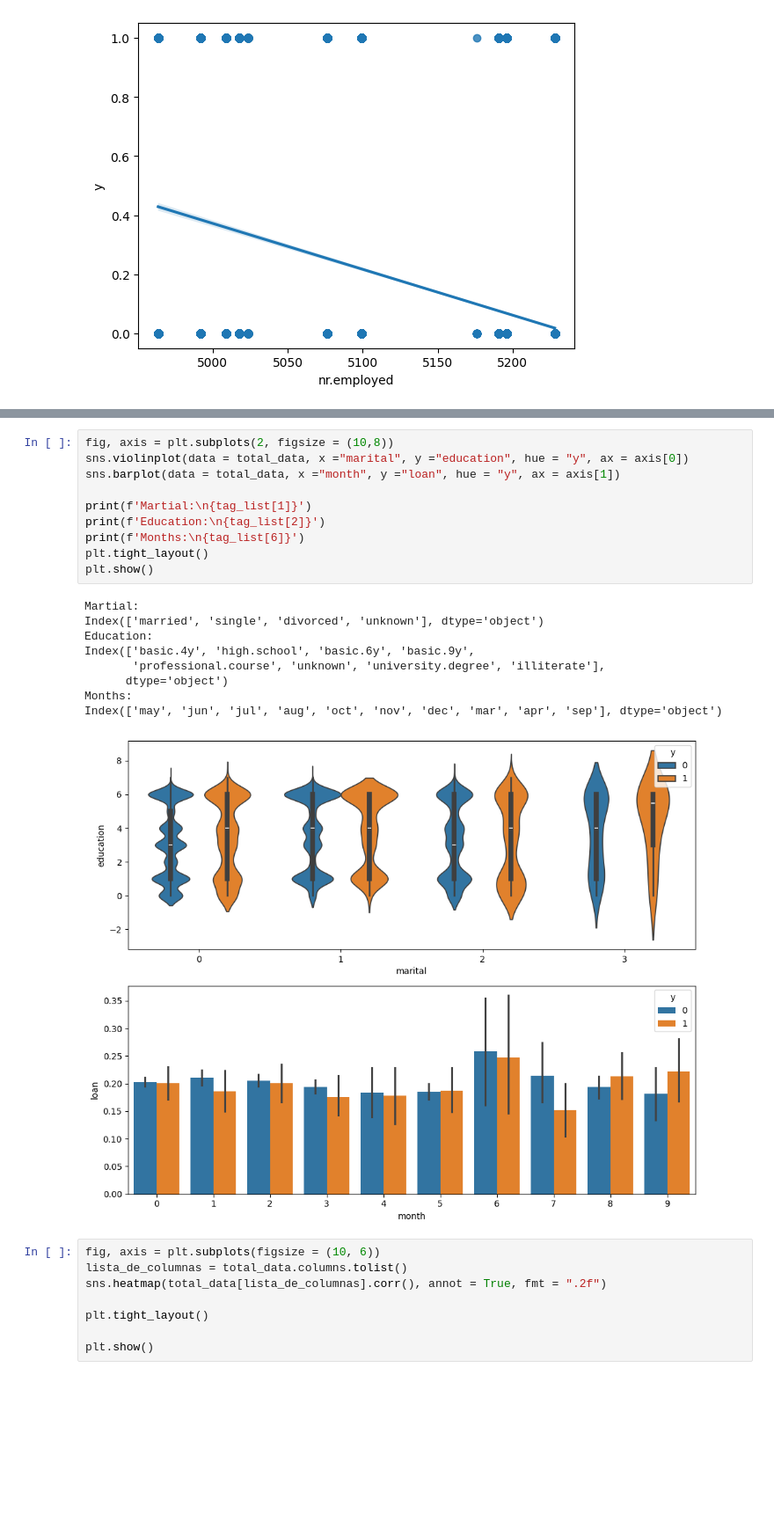
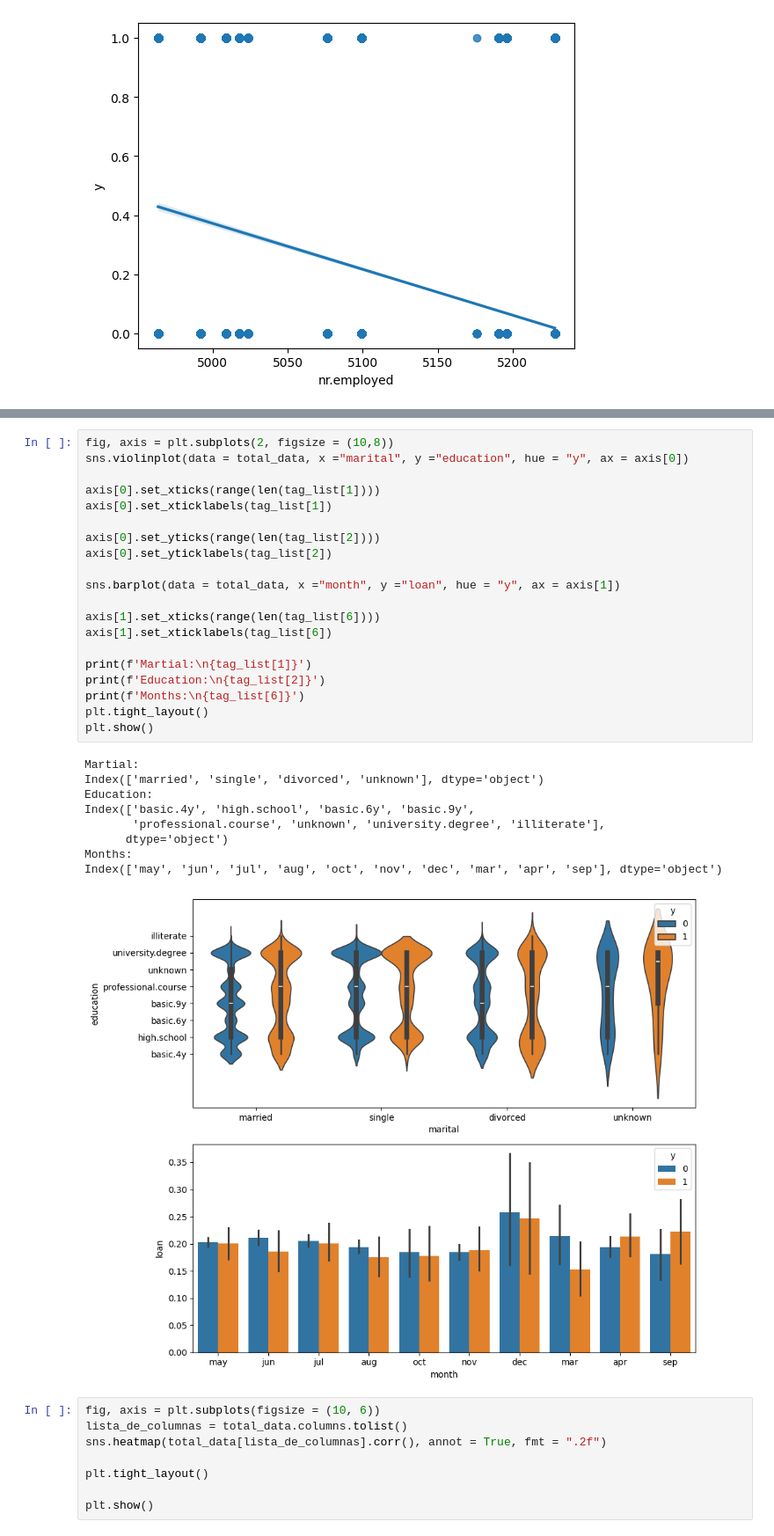
Before and after one commit to Alfonso-wav/EDA_2, a Jupyter notebook: src/explore.ipynb, the cells around one changed output, grey strips where cells are left out. Shown at 88% size. Drawn from its saved outputs; the diff is of its cells as text; blank space fills up the shorter version.

```diff
--- a/src/explore.ipynb
+++ b/src/explore.ipynb
@@ -224,23 +222,33 @@ Index(['housemaid', 'services', 'admin.', 'blue-collar', 'technician',
 # %%
 fig, axis = plt.subplots(2, figsize = (10,8))
 sns.violinplot(data = total_data, x ="marital", y ="education", hue = "y", ax = axis[0])
+
+axis[0].set_xticks(range(len(tag_list[1])))
+axis[0].set_xticklabels(tag_list[1])
+
+axis[0].set_yticks(range(len(tag_list[2])))
+axis[0].set_yticklabels(tag_list[2])
+
 sns.barplot(data = total_data, x ="month", y ="loan", hue = "y", ax = axis[1])
+
+axis[1].set_xticks(range(len(tag_list[6])))
+axis[1].set_xticklabels(tag_list[6])
 
 print(f'Martial:\n{tag_list[1]}')
 print(f'Education:\n{tag_list[2]}')
 print(f'Months:\n{tag_list[6]}')
 plt.tight_layout()
 plt.show()
 # %% [output]
 Martial:
 Index(['married', 'single', 'divorced', 'unknown'], dtype='object')
 Education:
 Index(['basic.4y', 'high.school', 'basic.6y', 'basic.9y',
        'professional.course', 'unknown', 'university.degree', 'illiterate'],
       dtype='object')
 Months:
 Index(['may', 'jun', 'jul', 'aug', 'oct', 'nov', 'dec', 'mar', 'apr', 'sep'], dtype='object')
-[figure, old version]
+[figure, new version]
 # %%
 fig, axis = plt.subplots(figsize = (10, 6))
 lista_de_columnas = total_data.columns.tolist()
```
Also changed, not shown: parts of 3 cells of this notebook, 1 other file.
